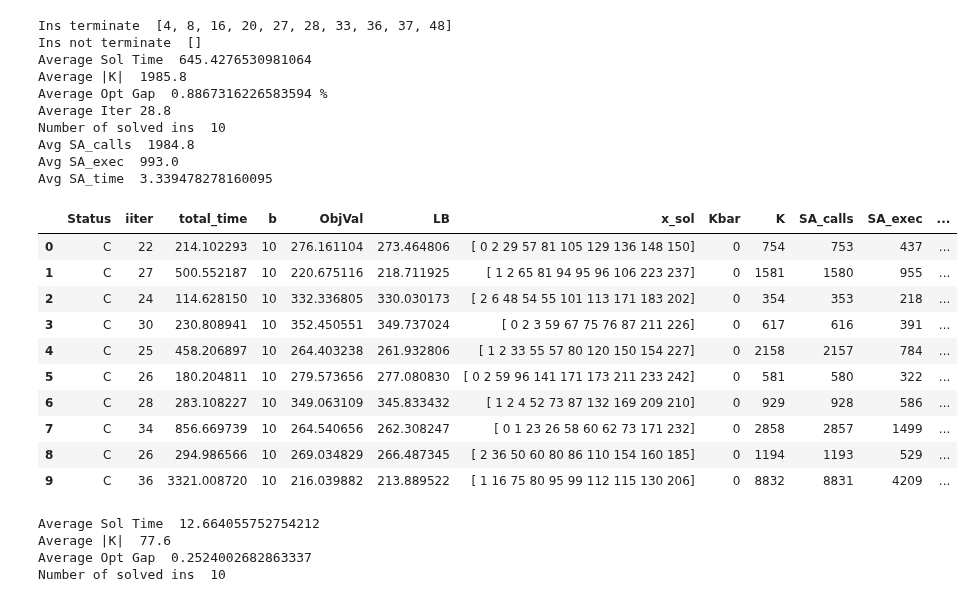
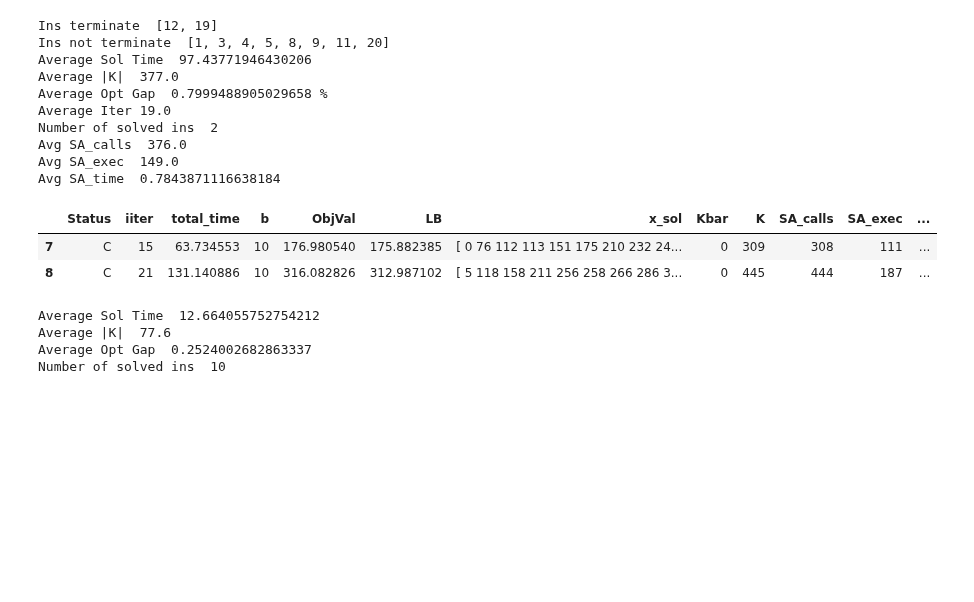
Before and after one commit to diHnguyen/SSPI, a Jupyter notebook: PythonConversion/Dec2024_Output/ProcessOutput.ipynb, the cells around one changed output. Saved outputs shown, nothing was run; the diff lists cells and outputs as text; code cells hidden in the pictures; blank space fills up the shorter version.

```diff
--- a/PythonConversion/Dec2024_Output/ProcessOutput.ipynb
+++ b/PythonConversion/Dec2024_Output/ProcessOutput.ipynb
@@ -5,7 +5,7 @@ import os
 import numpy as np
 
 os.chdir("/Users/dinguyen/Desktop/Local Documents/GitHub/Paper5/PythonConversion/")
-N =40
+N =50
 
 # <5min
 # N30: 1 2 5 6 7 8 9 10 11 12
@@ -20,7 +20,7 @@ N =40
 # N30: 4 20 83 89 107 166 172 174 200 241
 # ins = [4, 20, 83, 89, 107, 166, 172, 174, 200, 241]
 # N40: 4 8 16 20 27 28 33 36 37 48
-ins = [4, 8, 16, 20, 27, 28, 33, 36, 37, 48]
+# ins = [4, 8, 16, 20, 27, 28, 33, 36, 37, 48]
 # N50: 18 26 30 46 73 93 98 110 113 122
 # ins = [18, 26, 30, 46, 73, 93, 98, 110, 113, 122]
 
@@ -30,7 +30,7 @@ ins = [4, 8, 16, 20, 27, 28, 33, 36, 37, 48]
 # N40: 2 14 18 22 24 38 39 40 56 76
 # ins = [2, 14, 18, 22, 24, 38, 39, 40, 56, 76]
 # N50: 1 3 4 5 8 9 11 12 19 20
-# ins = [1, 3, 4, 5, 8, 9, 11, 12, 19, 20]
+ins = [1, 3, 4, 5, 8, 9, 11, 12, 19, 20]
 
 def processMain(N, ins):
     fileNames = []
@@ -73,53 +73,45 @@ def processMain(N, ins):
     print("Ins not terminate ", ins_not_terminate)
     df_filtered = df_filtered[df_filtered.Status == "C"]
     # df_filtered = df_filtered[~df_filtered['Ins'].isin(ins_not_terminate)]
     # df_filtered = df_filtered.groupby('Ins').apply(
     #     lambda group: group[group['total_time'] == group['total_time'].max()])
     # df_filtered = df_filtered.reset_index(drop=True)
     df_filtered["OptGap"] = (df_filtered.ObjVal-df_filtered.LB)/df_filtered.ObjVal*100
     print("Average Sol Time ", df_filtered['total_time'].mean())
     print("Average |K| ", df_filtered['K'].mean())
     print("Average Opt Gap ", df_filtered["OptGap"].mean(),"%")
     print("Average Iter", df_filtered["iiter"].mean()+1)
     print("Number of solved ins ", len(df_filtered))
     print("Avg SA_calls ", df_filtered['SA_calls'].mean())
     print("Avg SA_exec ", df_filtered['SA_exec'].mean())
     print("Avg SA_time ", df_filtered['SA_time'].mean())
 
 
     # print(output)
     # for i in range(5):
     #     output = pd.read_csv(EXP+"_N"+str(N)+"_"+str(i+1)+".txt", sep=";", header=None)
 
     return df_filtered
 
 df_default = processMain(N,ins)
 df_default
 # df_default[(df_default.total_time >= 300) &(df_default.total_time <= 3600)]
 # df_default[(df_default.total_time < 300)]
 # print(list(df_default[(df_default.total_time >= 300) &(df_default.total_time <= 3600)]['Ins']))
 # %% [output]
-Ins terminate  [4, 8, 16, 20, 27, 28, 33, 36, 37, 48]
-Ins not terminate  []
-Average Sol Time  645.4276530981064
-Average |K|  1985.8
-Average Opt Gap  0.8867316226583594 %
-Average Iter 28.8
-Number of solved ins  10
-Avg SA_calls  1984.8
-Avg SA_exec  993.0
-Avg SA_time  3.339478278160095
+Ins terminate  [12, 19]
+Ins not terminate  [1, 3, 4, 5, 8, 9, 11, 20]
+Average Sol Time  97.43771946430206
+Average |K|  377.0
+Average Opt Gap  0.7999488905029658 %
+Average Iter 19.0
+Number of solved ins  2
+Avg SA_calls  376.0
+Avg SA_exec  149.0
+Avg SA_time  0.7843871116638184
 |  | Status | iiter | total_time | b | ObjVal | LB | x_sol | Kbar | K | SA_calls | SA_exec | ... |
-| 0 | C | 22 | 214.102293 | 10 | 276.161104 | 273.464806 | [ 0 2 29 57 81 105 129 136 148 150] | 0 | 754 | 753 | 437 | ... |
-| 1 | C | 27 | 500.552187 | 10 | 220.675116 | 218.711925 | [ 1 2 65 81 94 95 96 106 223 237] | 0 | 1581 | 1580 | 955 | ... |
-| 2 | C | 24 | 114.628150 | 10 | 332.336805 | 330.030173 | [ 2 6 48 54 55 101 113 171 183 202] | 0 | 354 | 353 | 218 | ... |
-| 3 | C | 30 | 230.808941 | 10 | 352.450551 | 349.737024 | [ 0 2 3 59 67 75 76 87 211 226] | 0 | 617 | 616 | 391 | ... |
-| 4 | C | 25 | 458.206897 | 10 | 264.403238 | 261.932806 | [ 1 2 33 55 57 80 120 150 154 227] | 0 | 2158 | 2157 | 784 | ... |
-| 5 | C | 26 | 180.204811 | 10 | 279.573656 | 277.080830 | [ 0 2 59 96 141 171 173 211 233 242] | 0 | 581 | 580 | 322 | ... |
-| 6 | C | 28 | 283.108227 | 10 | 349.063109 | 345.833432 | [ 1 2 4 52 73 87 132 169 209 210] | 0 | 929 | 928 | 586 | ... |
-| 7 | C | 34 | 856.669739 | 10 | 264.540656 | 262.308247 | [ 0 1 23 26 58 60 62 73 171 232] | 0 | 2858 | 2857 | 1499 | ... |
-| 8 | C | 26 | 294.986566 | 10 | 269.034829 | 266.487345 | [ 2 36 50 60 80 86 110 154 160 185] | 0 | 1194 | 1193 | 529 | ... |
-| 9 | C | 36 | 3321.008720 | 10 | 216.039882 | 213.889522 | [ 1 16 75 80 95 99 112 115 130 206] | 0 | 8832 | 8831 | 4209 | ... |
+| 7 | C | 15 | 63.734553 | 10 | 176.980540 | 175.882385 | [ 0 76 112 113 151 175 210 232 24... | 0 | 309 | 308 | 111 | ... |
+| 8 | C | 21 | 131.140886 | 10 | 316.082826 | 312.987102 | [ 5 118 158 211 256 258 266 286 3... | 0 | 445 | 444 | 187 | ... |
 # %%
 import pandas as pd
 import os
```
